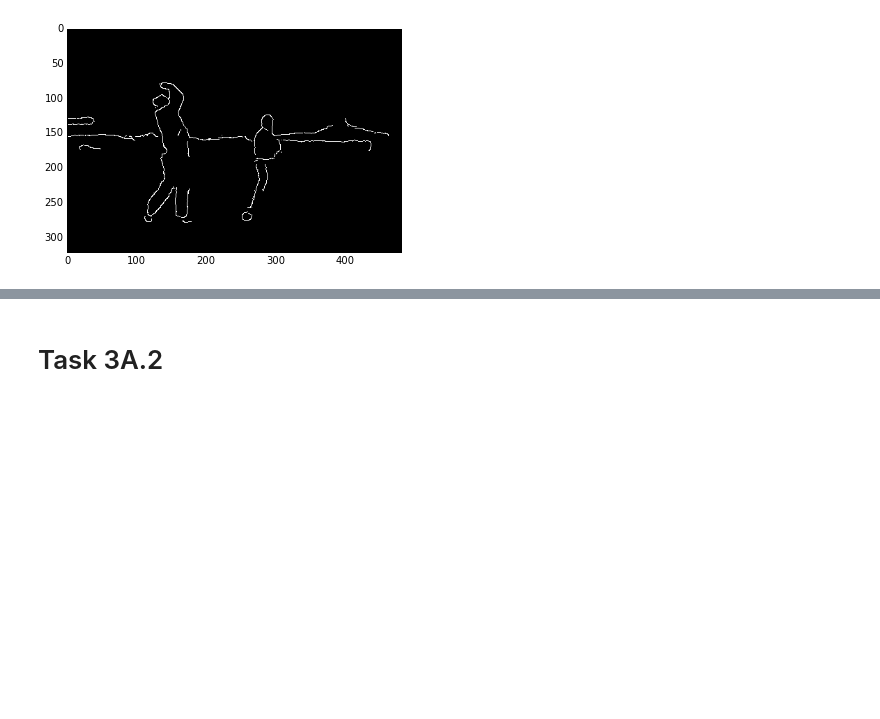
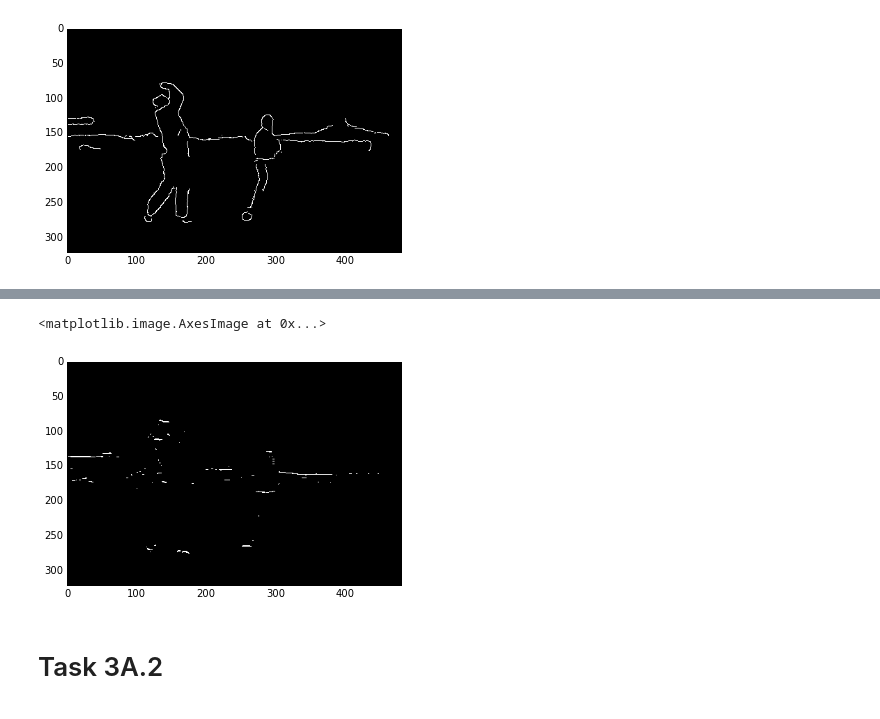
Before and after one commit to ApplyHiTech/CompVisHW1, a Jupyter notebook: Task 3.ipynb, the cells around one changed output, grey strips where cells are left out. Cells and saved outputs as stored; diff of their text form; code cells hidden in the pictures; blank space fills up the shorter version.

```diff
--- a/Task 3.ipynb
+++ b/Task 3.ipynb
@@ -53,17 +34,17 @@ im_nuns = imread("HW1/Images/Q3/Nuns.jpg")
 from skimage import feature
 from skimage import filters
 
-def apply_sobel(image,pixel_value):
-    edges = filters.sobel(image)
-    edges = global_threshold(edges,pixel_value)
+def apply_sobel(image,threshold):
+    edges = filters.sobel_h(image)
+    edges1 = global_threshold(edges,threshold)
 
-    return edges
+    return edges1
 
-def global_threshold(image,pixel_value):
+def global_threshold(image,threshold):
 
     for rownum in range(len(image)):
         for colnum in range(len(image[rownum])):
-            if image[rownum][colnum] > pixel_value:
+            if image[rownum][colnum] > threshold:
                 image[rownum][colnum] = 255
             else:
                 image[rownum][colnum] = 0
@@ -174,3 +137,11 @@ plt.imshow(apply_gaussian_laplace(image,sigma_value,threshold),cmap=plt.cm.gray)
+# %%
+#Manually edit Apply Sobel
+image=im_golf
+threshold = 0.3
+plt.imshow(apply_sobel(image,threshold),cmap=plt.cm.gray)
+# %% [output]
+<matplotlib.image.AxesImage at 0x...>
+[figure, added]
 # %% [markdown]
 # Task 3A.2
 
```
Also changed, not shown: parts of 3 cells of this notebook, 32 other files.
